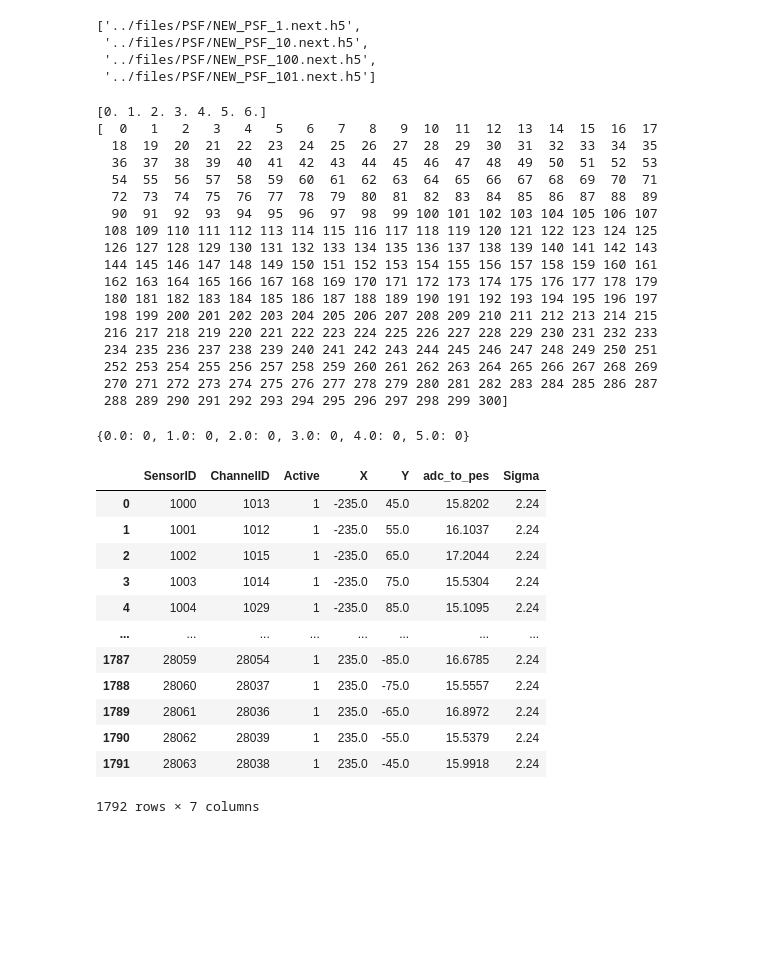
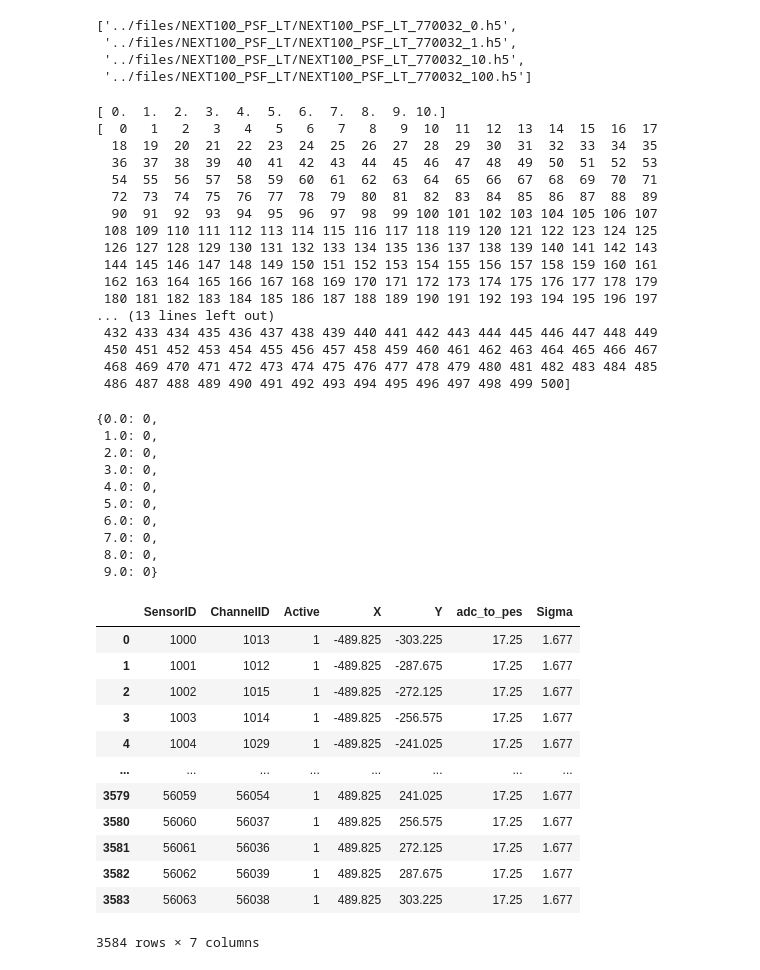
Before and after one commit to kvjmistry/LightTableGen, a Jupyter notebook: notebooks/psf_constructor_verbose.ipynb, the cells around one changed output. Drawn from its saved outputs; the diff is of its cells as text; code cells hidden in the pictures; blank space fills up the shorter version.

```diff
--- a/notebooks/psf_constructor_verbose.ipynb
+++ b/notebooks/psf_constructor_verbose.ipynb
@@ -20,31 +38,31 @@ plt.rcParams["font.monospace"] = "Computer Modern Sans Serif"
 # %%
 get_file_number = lambda filename: int(filename.split("/")[-1].split("_")[1])
 
-datadir = os.path.expandvars("../files/PSF/")
+datadir = os.path.expandvars("../files/NEXT100_PSF_LT/")
 filenames = sorted(glob.glob(datadir + "*.h5"))
 
 filenames[:4]
 # %% [output]
-['../files/PSF/NEW_PSF_1.next.h5',
- '../files/PSF/NEW_PSF_10.next.h5',
- '../files/PSF/NEW_PSF_100.next.h5',
- '../files/PSF/NEW_PSF_101.next.h5']
+['../files/NEXT100_PSF_LT/NEXT100_PSF_LT_770032_0.h5',
+ '../files/NEXT100_PSF_LT/NEXT100_PSF_LT_770032_1.h5',
+ '../files/NEXT100_PSF_LT/NEXT100_PSF_LT_770032_10.h5',
+ '../files/NEXT100_PSF_LT/NEXT100_PSF_LT_770032_100.h5']
 # %%
 #### Configuration Params ####
 
 # configure z binning
-el_gap_width = 6.
+el_gap_width = 10.
 dz    = 1.
 zbins = np.arange(0, el_gap_width + dz, dz)
 print(zbins)
 
 # configure transverse binning
 dd    = 1
-dmax  = 300
+dmax  = 500
 dbins = np.arange(0, dmax + dd, dd)
 print(dbins)
 # %% [output]
-[0. 1. 2. 3. 4. 5. 6.]
+[ 0.  1.  2.  3.  4.  5.  6.  7.  8.  9. 10.]
 [  0   1   2   3   4   5   6   7   8   9  10  11  12  13  14  15  16  17
   18  19  20  21  22  23  24  25  26  27  28  29  30  31  32  33  34  35
   36  37  38  39  40  41  42  43  44  45  46  47  48  49  50  51  52  53
@@ -56,50 +74,58 @@ print(dbins)
  144 145 146 147 148 149 150 151 152 153 154 155 156 157 158 159 160 161
  162 163 164 165 166 167 168 169 170 171 172 173 174 175 176 177 178 179
  180 181 182 183 184 185 186 187 188 189 190 191 192 193 194 195 196 197
- 198 199 200 201 202 203 204 205 206 207 208 209 210 211 212 213 214 215
- 216 217 218 219 220 221 222 223 224 225 226 227 228 229 230 231 232 233
- 234 235 236 237 238 239 240 241 242 243 244 245 246 247 248 249 250 251
- 252 253 254 255 256 257 258 259 260 261 262 263 264 265 266 267 268 269
- 270 271 272 273 274 275 276 277 278 279 280 281 282 283 284 285 286 287
- 288 289 290 291 292 293 294 295 296 297 298 299 300]
+... (13 lines left out)
+ 432 433 434 435 436 437 438 439 440 441 442 443 444 445 446 447 448 449
+ 450 451 452 453 454 455 456 457 458 459 460 461 462 463 464 465 466 467
+ 468 469 470 471 472 473 474 475 476 477 478 479 480 481 482 483 484 485
+ 486 487 488 489 490 491 492 493 494 495 496 497 498 499 500]
 # %%
 # Create dataframe, indexed by the transverse bin centres.
 # columns = charge, entries
 df = pd.DataFrame()
 df["d_bin"]   = dbins[:-1]
 df["charge"]  = np.zeros(len(dbins)-1)
 df["entries"] = np.zeros(len(dbins)-1)
 df = df.set_index("d_bin")
 
 # display(df)
 
 # Copy each dataframe for each slice in z
 dfs = dict()
 for z in zbins[:-1]: dfs[z] = df.copy()
 
 # Create a dict with number of events in each slice
 nevents = dict()
 for z in zbins[:-1]: nevents[z] = 0
 display(nevents)
 
 # Load in the database for SiPMs
-detector_db = "new"
+detector_db = "next100"
 datasipm = load_db.DataSiPM(detector_db, 0)
 display(datasipm)
 
 nphotons_in_file = []
 # %% [output]
-{0.0: 0, 1.0: 0, 2.0: 0, 3.0: 0, 4.0: 0, 5.0: 0}
+{0.0: 0,
+ 1.0: 0,
+ 2.0: 0,
+ 3.0: 0,
+ 4.0: 0,
+ 5.0: 0,
+ 6.0: 0,
+ 7.0: 0,
+ 8.0: 0,
+ 9.0: 0}
 |  | SensorID | ChannelID | Active | X | Y | adc_to_pes | Sigma |
-| 0 | 1000 | 1013 | 1 | -235.0 | 45.0 | 15.8202 | 2.24 |
-| 1 | 1001 | 1012 | 1 | -235.0 | 55.0 | 16.1037 | 2.24 |
-| 2 | 1002 | 1015 | 1 | -235.0 | 65.0 | 17.2044 | 2.24 |
-| 3 | 1003 | 1014 | 1 | -235.0 | 75.0 | 15.5304 | 2.24 |
-| 4 | 1004 | 1029 | 1 | -235.0 | 85.0 | 15.1095 | 2.24 |
+| 0 | 1000 | 1013 | 1 | -489.825 | -303.225 | 17.25 | 1.677 |
+| 1 | 1001 | 1012 | 1 | -489.825 | -287.675 | 17.25 | 1.677 |
+| 2 | 1002 | 1015 | 1 | -489.825 | -272.125 | 17.25 | 1.677 |
+| 3 | 1003 | 1014 | 1 | -489.825 | -256.575 | 17.25 | 1.677 |
+| 4 | 1004 | 1029 | 1 | -489.825 | -241.025 | 17.25 | 1.677 |
 | ... | ... | ... | ... | ... | ... | ... | ... |
-| 1787 | 28059 | 28054 | 1 | 235.0 | -85.0 | 16.6785 | 2.24 |
-| 1788 | 28060 | 28037 | 1 | 235.0 | -75.0 | 15.5557 | 2.24 |
-| 1789 | 28061 | 28036 | 1 | 235.0 | -65.0 | 16.8972 | 2.24 |
-| 1790 | 28062 | 28039 | 1 | 235.0 | -55.0 | 15.5379 | 2.24 |
-| 1791 | 28063 | 28038 | 1 | 235.0 | -45.0 | 15.9918 | 2.24 |
+| 3579 | 56059 | 56054 | 1 | 489.825 | 241.025 | 17.25 | 1.677 |
+| 3580 | 56060 | 56037 | 1 | 489.825 | 256.575 | 17.25 | 1.677 |
+| 3581 | 56061 | 56036 | 1 | 489.825 | 272.125 | 17.25 | 1.677 |
+| 3582 | 56062 | 56039 | 1 | 489.825 | 287.675 | 17.25 | 1.677 |
+| 3583 | 56063 | 56038 | 1 | 489.825 | 303.225 | 17.25 | 1.677 |
-1792 rows × 7 columns
+3584 rows × 7 columns
```
Also changed, not shown: parts of 10 cells of this notebook, 1 other file.
